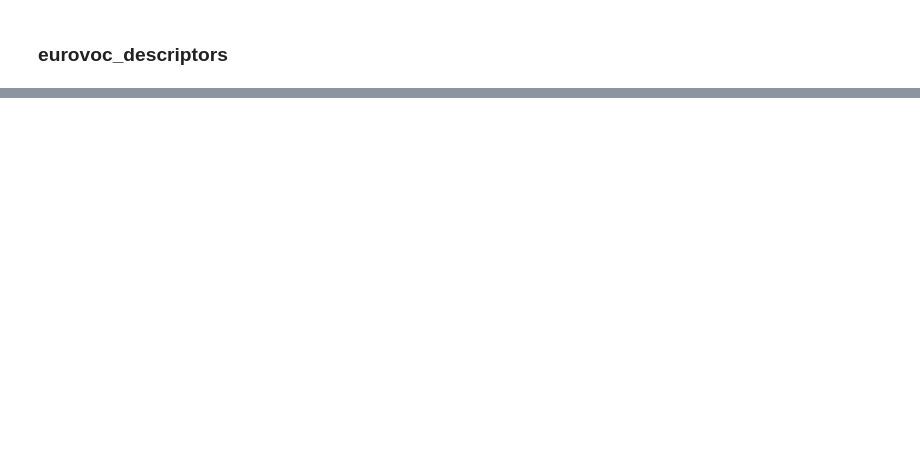
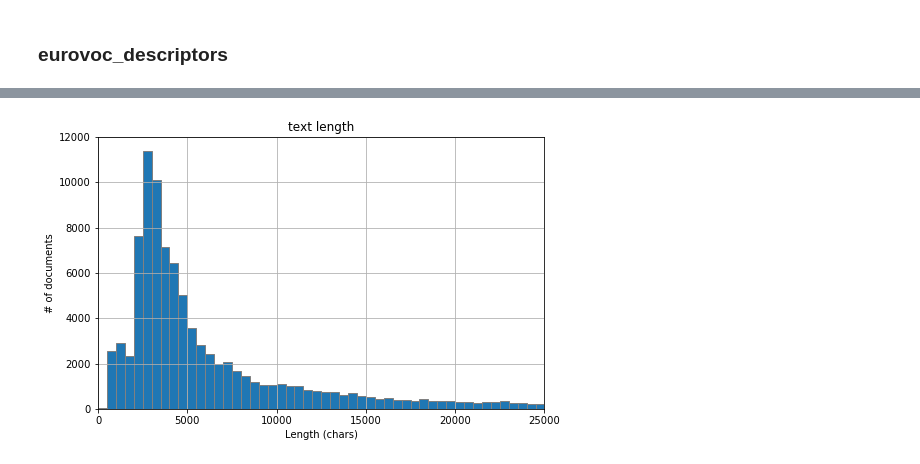
Before and after one commit to dmfrodrigues/feup-pri-proj, a Jupyter notebook: exploration/Data Exploration.ipynb, the cells around one changed output, grey strips where cells are left out. Saved outputs shown, nothing was run; the diff lists cells and outputs as text; code cells hidden in the pictures; blank space fills up the shorter version.

```diff
--- a/exploration/Data Exploration.ipynb
+++ b/exploration/Data Exploration.ipynb
@@ -384,0 +399,10 @@ plt.show()
+# %%
+ax = data['text'].str.len().hist(bins=50, edgecolor='grey', range=(0, 25000), figsize=(8,5))
+ax.set_xlim([0, 25000])
+ax.set_ylim([0, 12000])
+plt.title('text length')
+plt.xlabel('Length (chars)')
+plt.ylabel('# of documents')
+plt.xticks(range(0, 25001, 5000));
+# %% [output]
+[figure, added]
```
Also changed, not shown: parts of 31 cells of this notebook, 1 other file.
